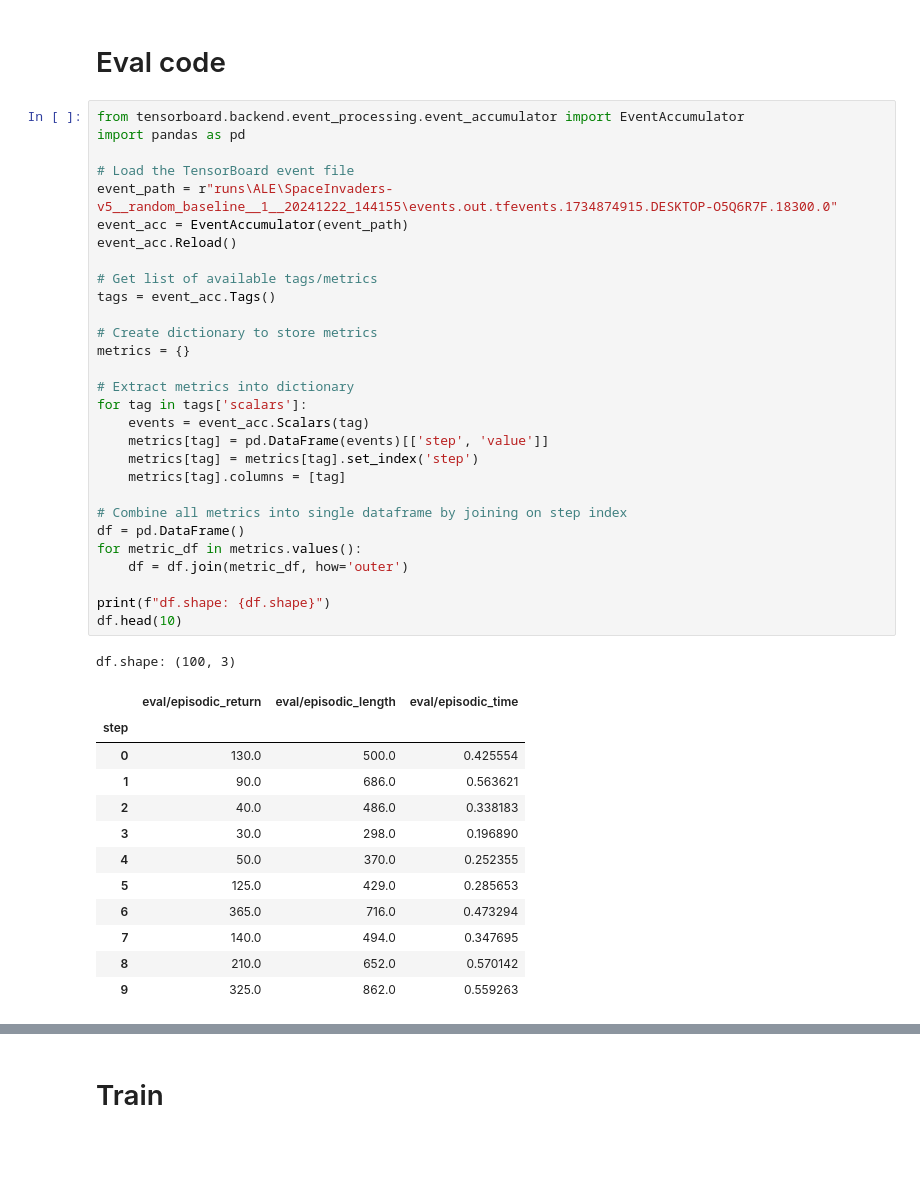
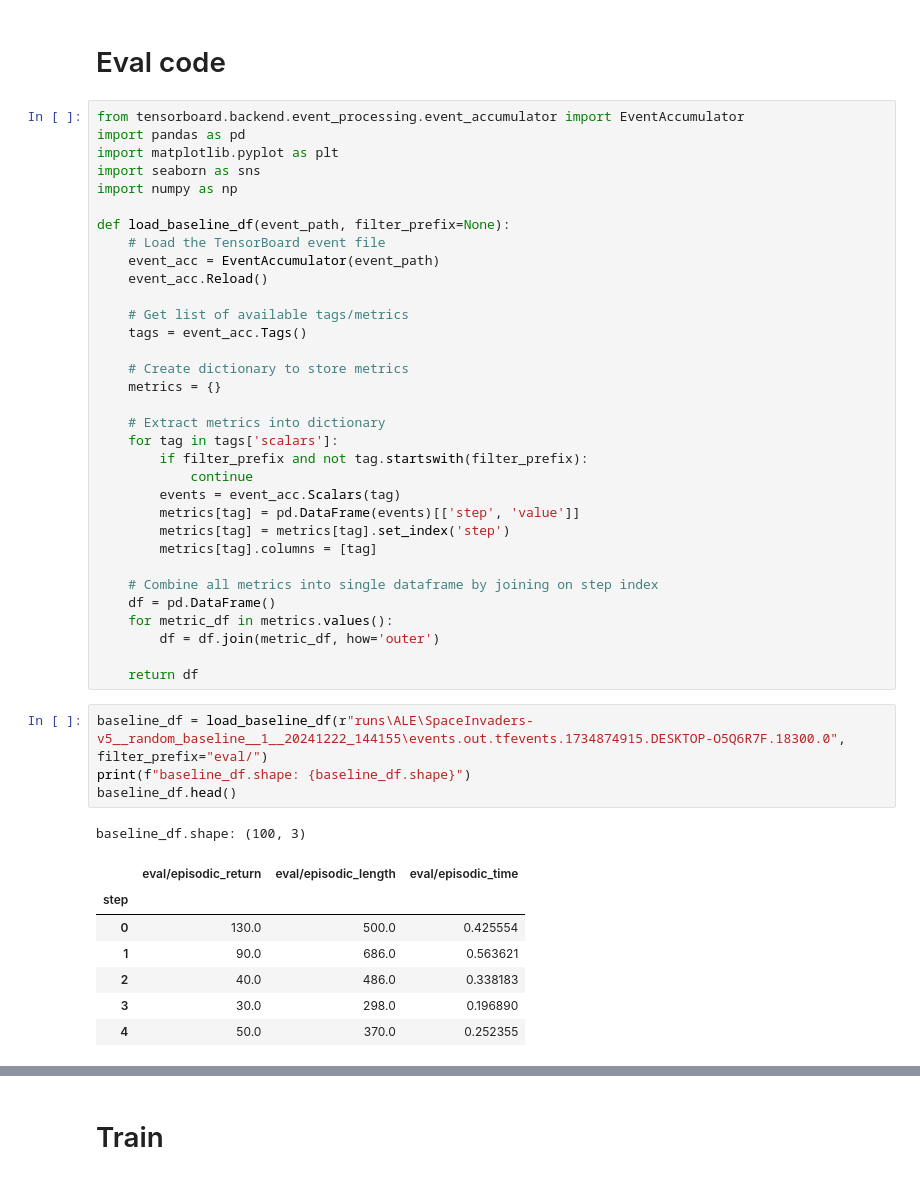
Before and after one commit to florinbarbisch/rle-assginment, a Jupyter notebook: eval.ipynb, the cells around one changed output, grey strips where cells are left out. Saved outputs shown, nothing was run; the diff lists cells and outputs as text; blank space fills up the shorter version.

```diff
--- a/eval.ipynb
+++ b/eval.ipynb
@@ -3,43 +3,46 @@
 # %%
 from tensorboard.backend.event_processing.event_accumulator import EventAccumulator
 import pandas as pd
+import matplotlib.pyplot as plt
+import seaborn as sns
+import numpy as np
 
-# Load the TensorBoard event file
-event_path = r"runs\ALE\SpaceInvaders-v5__random_baseline__1__20241222_144155\events.out.tfevents.1734874915.DESKTOP-O5Q6R7F.18300.0"
-event_acc = EventAccumulator(event_path)
-event_acc.Reload()
+def load_baseline_df(event_path, filter_prefix=None):
+    # Load the TensorBoard event file
+    event_acc = EventAccumulator(event_path)
+    event_acc.Reload()
 
-# Get list of available tags/metrics
-tags = event_acc.Tags()
+    # Get list of available tags/metrics
+    tags = event_acc.Tags()
 
-# Create dictionary to store metrics
-metrics = {}
+    # Create dictionary to store metrics
+    metrics = {}
 
-# Extract metrics into dictionary
-for tag in tags['scalars']:
-    events = event_acc.Scalars(tag)
-    metrics[tag] = pd.DataFrame(events)[['step', 'value']]
-    metrics[tag] = metrics[tag].set_index('step')
-    metrics[tag].columns = [tag]
+    # Extract metrics into dictionary
+    for tag in tags['scalars']:
+        if filter_prefix and not tag.startswith(filter_prefix):
+            continue
+        events = event_acc.Scalars(tag)
+        metrics[tag] = pd.DataFrame(events)[['step', 'value']]
+        metrics[tag] = metrics[tag].set_index('step')
+        metrics[tag].columns = [tag]
 
-# Combine all metrics into single dataframe by joining on step index
-df = pd.DataFrame()
-for metric_df in metrics.values():
-    df = df.join(metric_df, how='outer')
+    # Combine all metrics into single dataframe by joining on step index
+    df = pd.DataFrame()
+    for metric_df in metrics.values():
+        df = df.join(metric_df, how='outer')
 
-print(f"df.shape: {df.shape}")
-df.head(10)
+    return df
-# %% [output]
-df.shape: (100, 3)
-|  | eval/episodic_return | eval/episodic_length | eval/episodic_time |
-| step |  |  |  |
-| 0 | 130.0 | 500.0 | 0.425554 |
-| 1 | 90.0 | 686.0 | 0.563621 |
-| 2 | 40.0 | 486.0 | 0.338183 |
-| 3 | 30.0 | 298.0 | 0.196890 |
-| 4 | 50.0 | 370.0 | 0.252355 |
-| 5 | 125.0 | 429.0 | 0.285653 |
-| 6 | 365.0 | 716.0 | 0.473294 |
-| 7 | 140.0 | 494.0 | 0.347695 |
-| 8 | 210.0 | 652.0 | 0.570142 |
-| 9 | 325.0 | 862.0 | 0.559263 |
+# %%
+baseline_df = load_baseline_df(r"runs\ALE\SpaceInvaders-v5__random_baseline__1__20241222_144155\events.out.tfevents.1734874915.DESKTOP-O5Q6R7F.18300.0", filter_prefix="eval/")
+print(f"baseline_df.shape: {baseline_df.shape}")
+baseline_df.head()
+# %% [output]
+baseline_df.shape: (100, 3)
+|  | eval/episodic_return | eval/episodic_length | eval/episodic_time |
+| step |  |  |  |
+| 0 | 130.0 | 500.0 | 0.425554 |
+| 1 | 90.0 | 686.0 | 0.563621 |
+| 2 | 40.0 | 486.0 | 0.338183 |
+| 3 | 30.0 | 298.0 | 0.196890 |
+| 4 | 50.0 | 370.0 | 0.252355 |
```
Also changed, not shown: parts of 4 cells of this notebook.
